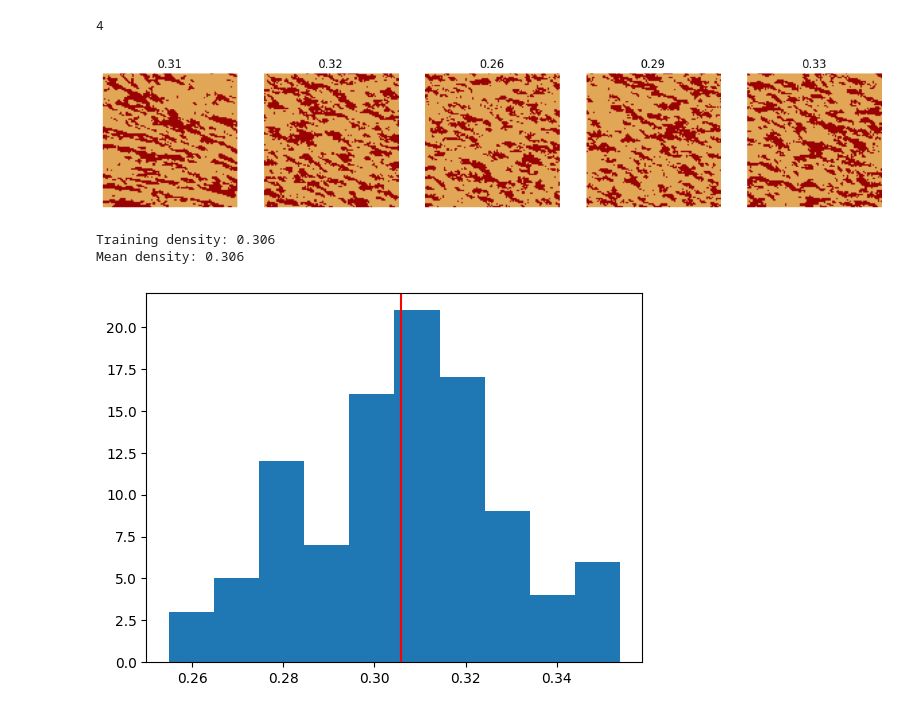
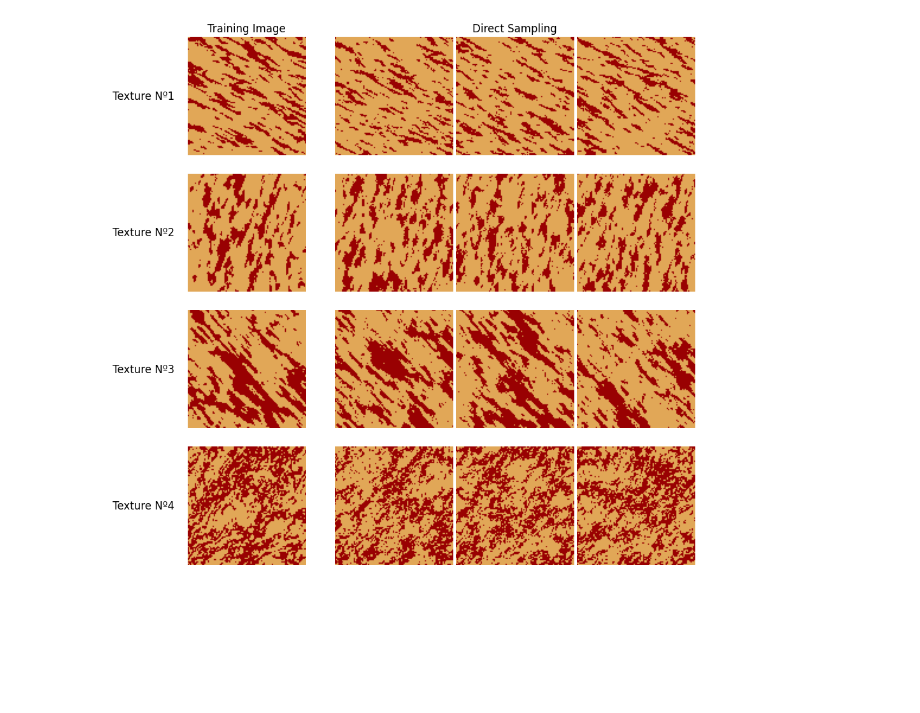
Before and after one commit to TiNezlobinsky/BiTis, a Jupyter notebook: examples/stats.ipynb, the cells around one changed output. Saved outputs shown, nothing was run; the diff lists cells and outputs as text; code cells hidden in the pictures; blank space fills up the shorter version.

```diff
--- a/examples/stats.ipynb
+++ b/examples/stats.ipynb
@@ -25,44 +25,54 @@ class ImageParser:
 # %%
 from pathlib import Path
 import matplotlib.pyplot as plt
 import matplotlib.colors as mcolors
 
 tex_cmap = mcolors.LinearSegmentedColormap.from_list(
     'fibrosis', [(0, '#e2a858'),
                  (0.5, '#e2a858'),
                  (1, '#990102')])
 
 path = Path('/Users/arstanbek/Projects/BiTis/data')
 
-j = 11
-tr_filename = f'or_tex_{j}.png'
-tr_image = ImageParser.read_png(path.joinpath('training', tr_filename))
-tr_image = tr_image[0:100, 0:100]
-tr_image[tr_image == 0] = 1
+pattern_ids = [25, 2, 34, 5]
 
-img = []
-dens = []
-inds = np.random.choice(np.arange(50), 4, replace=False)
+fig, axs = plt.subplots(nrows=4, ncols=6, figsize=(12, 11),
+                        width_ratios=[0.7, 1, 0.2, 1, 1, 1],
+                        gridspec_kw={'hspace': 0.05, 'wspace': 0.03})
+for ax in axs.flatten():
+    ax.axis('off')
 
-for i in inds:
-    image = ImageParser.read_png(path.joinpath('simulated_100',
-                                               f'gen_tex_{j}_{i}.png'))
-    img.append(image)
-    dens.append(np.mean(image == 2))
+for i, pattern_id in enumerate(pattern_ids):
+    tr_filename = f'or_tex_{pattern_id}.png'
+    tr_image = ImageParser.read_png(path.joinpath('training', tr_filename))
+    tr_image = tr_image[:100, :100]
+    tr_image[tr_image == 0] = 1
 
-print(len(img))
+    axs[i, 1].imshow(tr_image.T, vmin=0, vmax=2, cmap=tex_cmap, origin='lower',
+                     aspect='equal')
 
-fig, axs = plt.subplots(1, 5, figsize=(15, 6))
-for i, ax in enumerate(axs.flat):
-    if i == 0:
-        ax.imshow(tr_image, vmin=0, vmax=2, cmap=tex_cmap)
-        ax.axis('off')
-        ax.set_title(f'{np.mean(tr_image == 2):.2f}')
-        continue
-    ax.imshow(img[i - 1], vmin=0, vmax=2, cmap=tex_cmap)
-    ax.axis('off')
-    ax.set_title(f'{dens[i - 1]:.2f}')
+    img = []
+    dens = []
+    inds = np.random.choice(np.arange(100), 3, replace=False)
+
+    for idx in inds:
+        image = ImageParser.read_png(path.joinpath(f'simulated_{pattern_id}',
+                                                   f'gen_tex_{pattern_id}_{idx}.png'))
+        img.append(image[:100, :100])
+        dens.append(np.mean(image == 2))
+
+    for ax_id, im in zip([3, 4, 5], img):
+        ax = axs[i, ax_id]
+        ax.imshow(im.T, vmin=0, vmax=2, cmap=tex_cmap, origin='lower')
+
+axs[0, 1].set_title('Training Image', fontsize=12)
+axs[0, 4].set_title('Direct Sampling', fontsize=12)
+
+for i, text in enumerate(['Texture Nº1', 'Texture Nº2',
+                          'Texture Nº3', 'Texture Nº4']):
+    axs[i, 0].text(0.5, 0.5, text, fontsize=12, ha='center', va='center',
+                   transform=axs[i, 0].transAxes, rotation=0)
+
 plt.show()
 # %% [output]
-4
-[figure, old version]
+[figure, new version]
@@ -102,16 +129,0 @@ training_texture = calc_props(read_image(path.joinpath('or_tex_11.png')))
-# %%
-densities = [np.mean(texture.matrix == 2) for texture in textures]
-tr_density = np.mean(training_texture.matrix == 2)
-
-print(f'Training density: {tr_density:.3f}')
-print(f'Mean density: {np.mean(densities):.3f}')
-
-
-plt.figure()
-plt.hist(densities, bins=10)
-plt.axvline(tr_density, color='red')
-plt.show()
-# %% [output]
-Training density: 0.306
-Mean density: 0.306
-[figure, removed]
```
Also changed, not shown: parts of 15 cells of this notebook, 9 other files.
